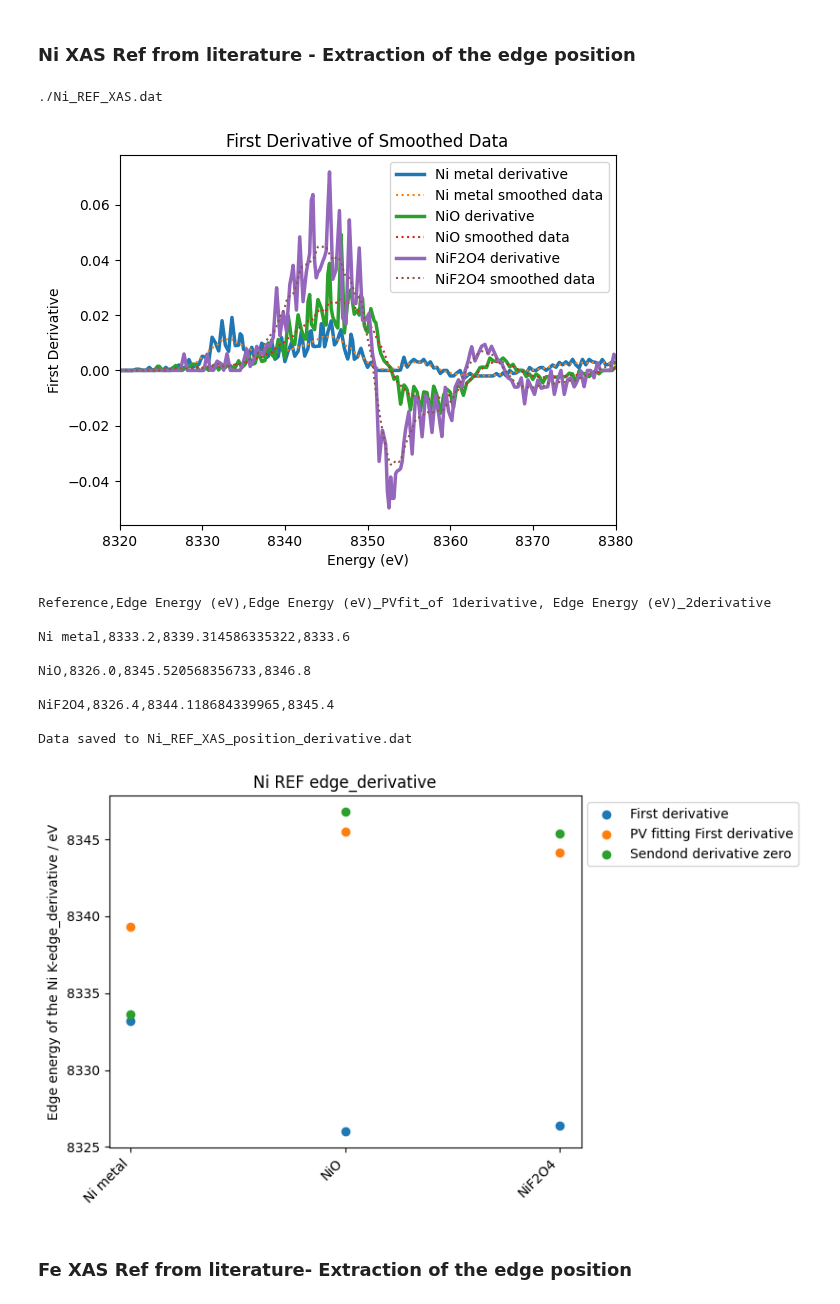
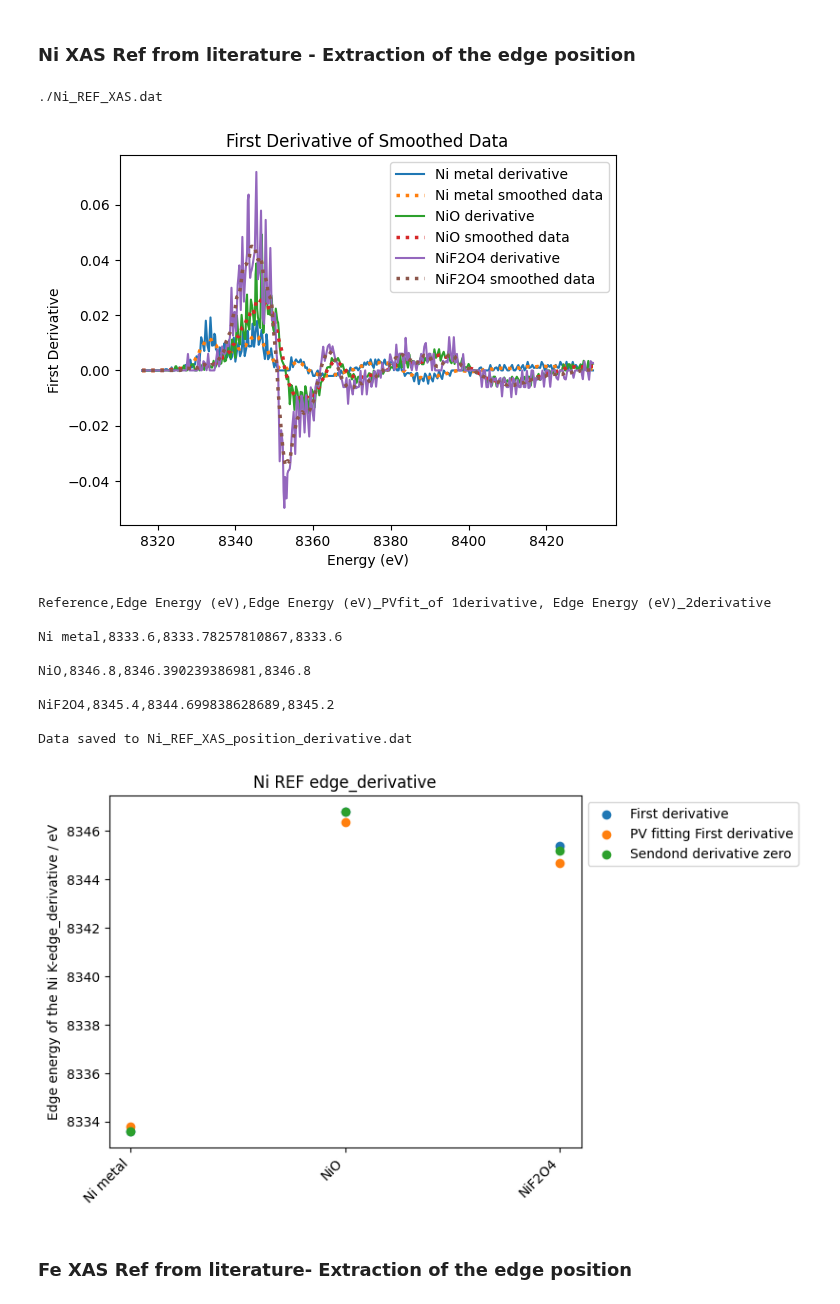
Before and after one commit to raulgarciadiez/myspot_2024_07, a Jupyter notebook: S7-NiFe-6Sm/Analysis.ipynb, the cells around one changed output. Drawn from its saved outputs; the diff is of its cells as text; code cells hidden in the pictures.

Commit message:
functions for edge

```diff
--- a/S7-NiFe-6Sm/Analysis.ipynb
+++ b/S7-NiFe-6Sm/Analysis.ipynb
@@ -262,7 +250,8 @@ if 'Energy' in result_df.columns:
             edge_position_fit, fit_curve = find_edge_position_PVfit(result_df['Energy'].values, result_df[column].values, monoE_min, monoE_max, smoothing_window, polyorder)
 
             ## Calculate with the second derivative
-            edge_position_2nd_derivative, second_derivative = find_edge_position_second_derivative(result_df['Energy'].values, result_df[column].values, monoE_min, monoE_max, smoothing_window, polyorder)
+            edge_position_2nd_derivative = find_edge_position_second_derivative(result_df['Energy'].values, result_df[column].values, monoE_min, monoE_max, smoothing_window, polyorder)
+            #edge_position_2nd_derivative, second_derivative = find_edge_position_second_derivative(result_df['Energy'].values, result_df[column].values, monoE_min, monoE_max, smoothing_window, polyorder)
 
             color = cmap(norm(idx//2))  # Use the same color for pairs
 
@@ -278,9 +267,9 @@ if 'Energy' in result_df.columns:
         first_derivative_smooth = np.gradient(smoothed_data)
 
         # Plot the first derivative
-        plt.plot(x, first_derivative_data, label=f'{column} derivative', linewidth=2.5 )
-        plt.plot(x, first_derivative_smooth, label=f'{column} smoothed data', linestyle='dotted', linewidth=1.5 )
-        #plt.plot(x, fit_curve, label=f'{column} fitted derivative', linestyle= 'dashdot', linewidth=1.5 )
+        plt.plot(x, first_derivative_data, label=f'{column} derivative', linewidth=1.5 )
+        plt.plot(x, first_derivative_smooth, label=f'{column} smoothed data', linestyle='dotted', linewidth=2.5 )
+        #plt.plot(x, fit_curve, label=f'{column} fitted derivative', linestyle= 'solid', linewidth=1.5 )
         #plt.plot(x, second_derivative, label=f'{column} Second derivative', linestyle= ':', linewidth=1.5 )
 
         energ_calib_Ni_REF_XAS_list.append((column, float(edge_position), float(edge_position_fit), float(edge_position_2nd_derivative)))
@@ -291,7 +280,7 @@ plt.xlabel('Energy (eV)')
 plt.ylabel('First Derivative')
 plt.title('First Derivative of Smoothed Data')
 plt.legend()
-plt.xlim(8320,8380)
+#plt.xlim(8320,8380)
 plt.show()
 
 #Save the edge data in a new file
@@ -300,44 +289,44 @@ filename = "Ni_REF_XAS_position_derivative.dat"  #'sample_data.dat'
 # Open the file in write mode
 with open(filename, 'w') as file:
     # Write the header
     file.write('Reference,Edge Energy (eV),Edge Energy (eV)_PVfit_of 1derivative, Edge Energy (eV)_2derivative \n')
     print(f'Reference,Edge Energy (eV),Edge Energy (eV)_PVfit_of 1derivative, Edge Energy (eV)_2derivative \n')
     # Write each tuple in the data
     for condition, energy, energy_fit, energy2_derivative in energ_calib_Ni_REF_XAS_list:
         file.write(f'{condition},{energy},{energy_fit},{energy2_derivative} \n')
         print(f'{condition},{energy},{energy_fit},{energy2_derivative} \n')
 
 print(f'Data saved to {filename}')
 
 
 # Extract x and y values
 x_labels = [item[0] for item in energ_calib_Ni_REF_XAS_list]
 y_1_derivative = [item[1] for item in energ_calib_Ni_REF_XAS_list]
 y2_fit_1_derivative = [item[2] for item in energ_calib_Ni_REF_XAS_list]
 y3_2_derivative = [item[3] for item in energ_calib_Ni_REF_XAS_list]
 
 # Create a scatter plot
 plt.scatter(x_labels, y_1_derivative, label = "First derivative")
 plt.scatter(x_labels, y2_fit_1_derivative, label = "PV fitting First derivative")
 plt.scatter(x_labels, y3_2_derivative, label = "Sendond derivative zero")
 plt.xticks(rotation=45, ha='right')
 plt.ylabel ("Edge energy of the Ni K-edge_derivative / eV")
 plt.legend(loc='upper left', bbox_to_anchor=(1, 1))
 plt.title("Ni REF edge_derivative")
 plt.savefig('Ni_REF_XAS_edge_derivative.png')
 # %% [output]
 ./Ni_REF_XAS.dat
-[figure, old version]
+[figure, new version]
 Reference,Edge Energy (eV),Edge Energy (eV)_PVfit_of 1derivative, Edge Energy (eV)_2derivative
 
-Ni metal,8333.2,8339.314586335322,8333.6
+Ni metal,8333.6,8333.78257810867,8333.6
 
-NiO,8326.0,8345.520568356733,8346.8
+NiO,8346.8,8346.390239386981,8346.8
 
-NiF2O4,8326.4,8344.118684339965,8345.4
+NiF2O4,8345.4,8344.699838628689,8345.2
 
 Data saved to Ni_REF_XAS_position_derivative.dat
-[figure, old version]
+[figure, new version]
 # %% [markdown]
 ### Fe XAS Ref from literature- Extraction of the edge position
 # %%
```
Also changed, not shown: parts of 2 cells of this notebook, 3 other files.
